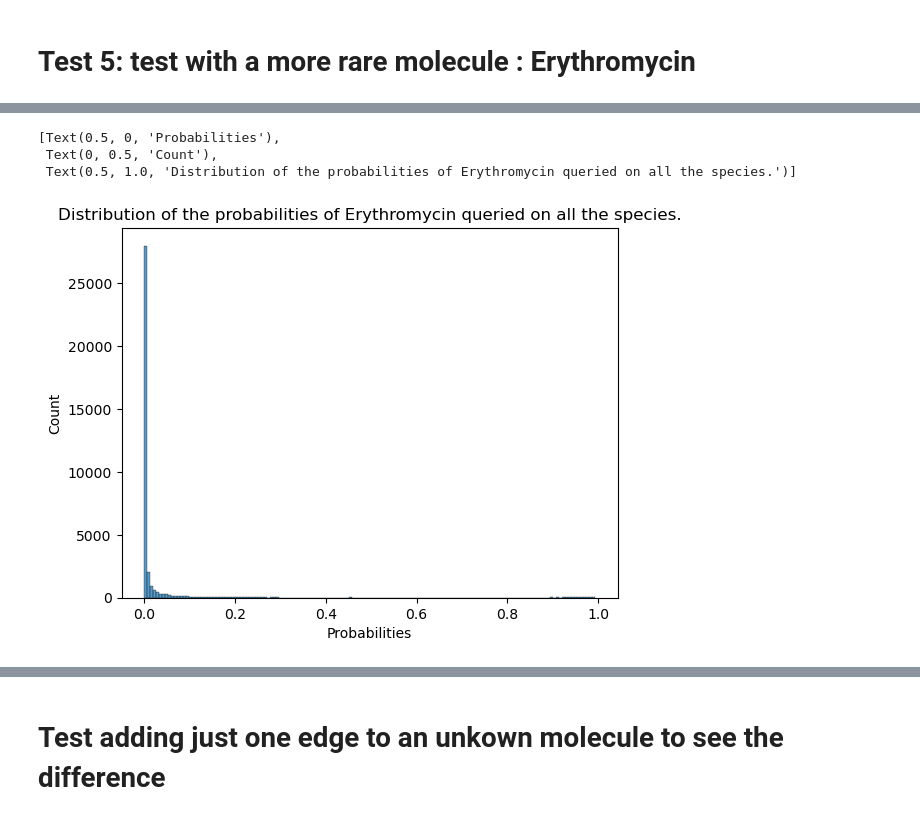
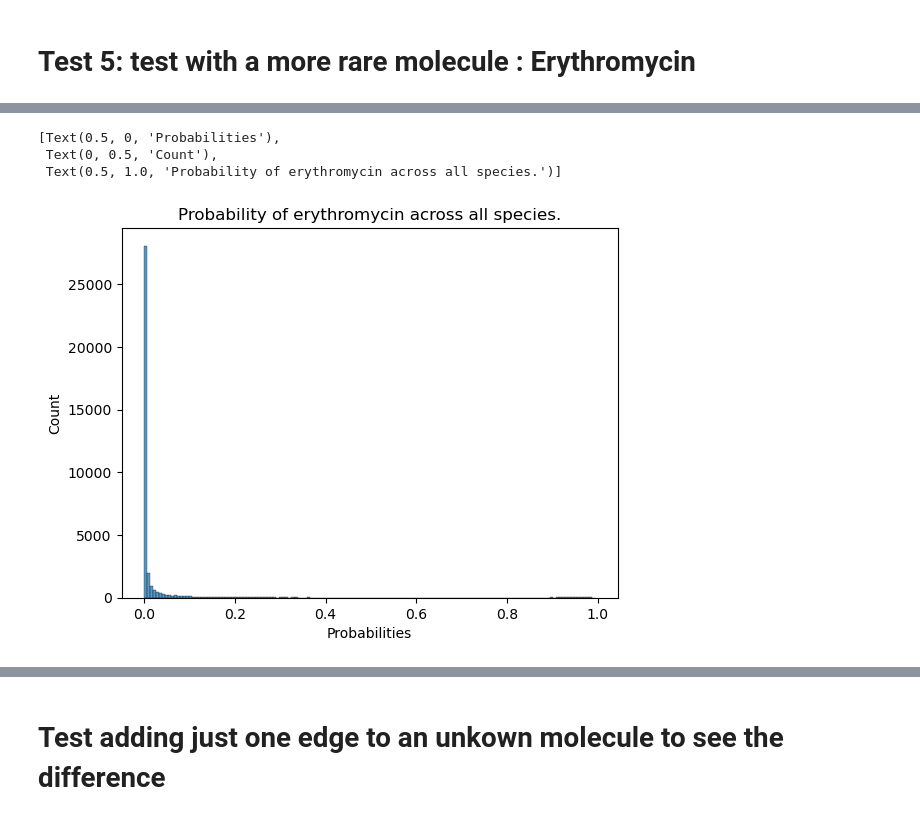
Before and after one commit to anticipated-chemistry-of-life/GNN, a Jupyter notebook: test_pipeline.ipynb, the cells around one changed output, grey strips where cells are left out. Saved outputs shown, nothing was run; the diff lists cells and outputs as text; code cells hidden in the pictures.

```diff
--- a/test_pipeline.ipynb
+++ b/test_pipeline.ipynb
@@ -202,13 +202,13 @@ StellarDiGraph: Directed multigraph
 # %%
 ax_5 = sns.histplot(data=out_5, x=out_5.prob, bins=150,)
 ax_5.set(xlabel="Probabilities",
         ylabel="Count",
-        title="Distribution of the probabilities of Erythromycin queried on all the species.")
+        title="Probability of erythromycin across all species.")
 # %% [output]
 [Text(0.5, 0, 'Probabilities'),
  Text(0, 0.5, 'Count'),
- Text(0.5, 1.0, 'Distribution of the probabilities of Erythromycin queried on all the species.')]
+ Text(0.5, 1.0, 'Probability of erythromycin across all species.')]
-[figure, old version]
+[figure, new version]
 # %%
 out_5[out_5.prob>0.95]
 # %% [output]
```
Also changed, not shown: parts of 14 cells of this notebook, 1 other file.
